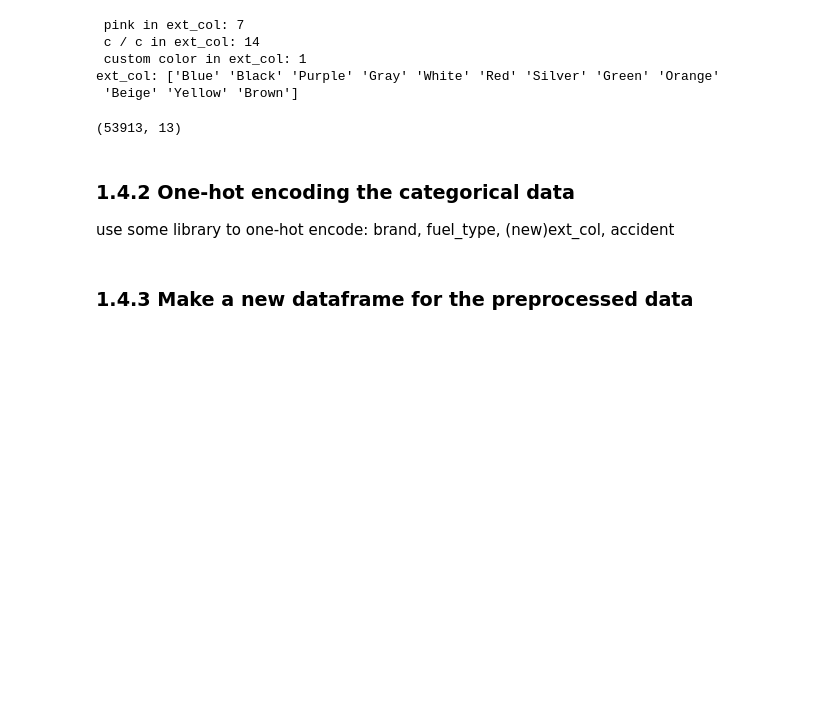
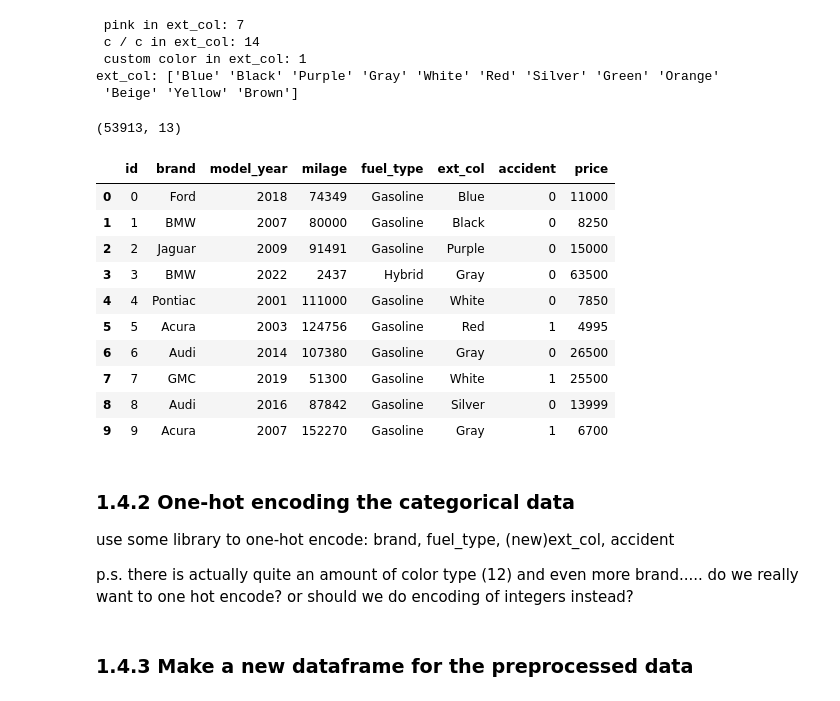
Before and after one commit to sseantheg/Car-Price-Prediction-with-XGBoost, a Jupyter notebook: Car Price Prediction with XGBoost.ipynb, the cells around one changed output. Cells and saved outputs as stored; diff of their text form; code cells hidden in the pictures; blank space fills up the shorter version.

Commit message:
data preprocessing up until one-hot encoding

```diff
--- a/Car Price Prediction with XGBoost.ipynb
+++ b/Car Price Prediction with XGBoost.ipynb
@@ -184,3 +184,10 @@ train_df.shape
 (53935, 13)
 # %% [markdown]
 ## 1.4 Data Transformation
+# %%
+pd.set_option('future.no_silent_downcasting', True)
+# %%
+# Change accident to numerical of 1 & 0
+train_df['accident'] = train_df['accident'].replace('None reported', 0 )
+train_df['accident'] = train_df['accident'].replace('At least 1 accident or damage reported', 1 )
+print("accident:", train_df.accident.unique())
@@ -246,6 +255,25 @@ train_df2.shape
 ext_col: ['Blue' 'Black' 'Purple' 'Gray' 'White' 'Red' 'Silver' 'Green' 'Orange'
  'Beige' 'Yellow' 'Brown']
 (53913, 13)
+# %%
+# drop some useless columns
+drop_col = ['model', 'engine', 'transmission', 'int_col', 'clean_title']
+train_df2 = train_df2.drop(drop_col, axis=1)
+train_df2.head(10)
+# %% [output]
+|  | id | brand | model_year | milage | fuel_type | ext_col | accident | price |
+| 0 | 0 | Ford | 2018 | 74349 | Gasoline | Blue | 0 | 11000 |
+| 1 | 1 | BMW | 2007 | 80000 | Gasoline | Black | 0 | 8250 |
+| 2 | 2 | Jaguar | 2009 | 91491 | Gasoline | Purple | 0 | 15000 |
+| 3 | 3 | BMW | 2022 | 2437 | Hybrid | Gray | 0 | 63500 |
+| 4 | 4 | Pontiac | 2001 | 111000 | Gasoline | White | 0 | 7850 |
+| 5 | 5 | Acura | 2003 | 124756 | Gasoline | Red | 1 | 4995 |
+| 6 | 6 | Audi | 2014 | 107380 | Gasoline | Gray | 0 | 26500 |
+| 7 | 7 | GMC | 2019 | 51300 | Gasoline | White | 1 | 25500 |
+| 8 | 8 | Audi | 2016 | 87842 | Gasoline | Silver | 0 | 13999 |
+| 9 | 9 | Acura | 2007 | 152270 | Gasoline | Gray | 1 | 6700 |
 # %% [markdown]
 ### 1.4.2 One-hot encoding the categorical data
 use some library to one-hot encode: brand, fuel_type, (new)ext_col, accident
+
+p.s. there is actually quite an amount of color type (12) and even more brand..... do we really want to one hot encode? or should we do encoding of integers instead?
```
Also changed, not shown: parts of 2 cells of this notebook.
